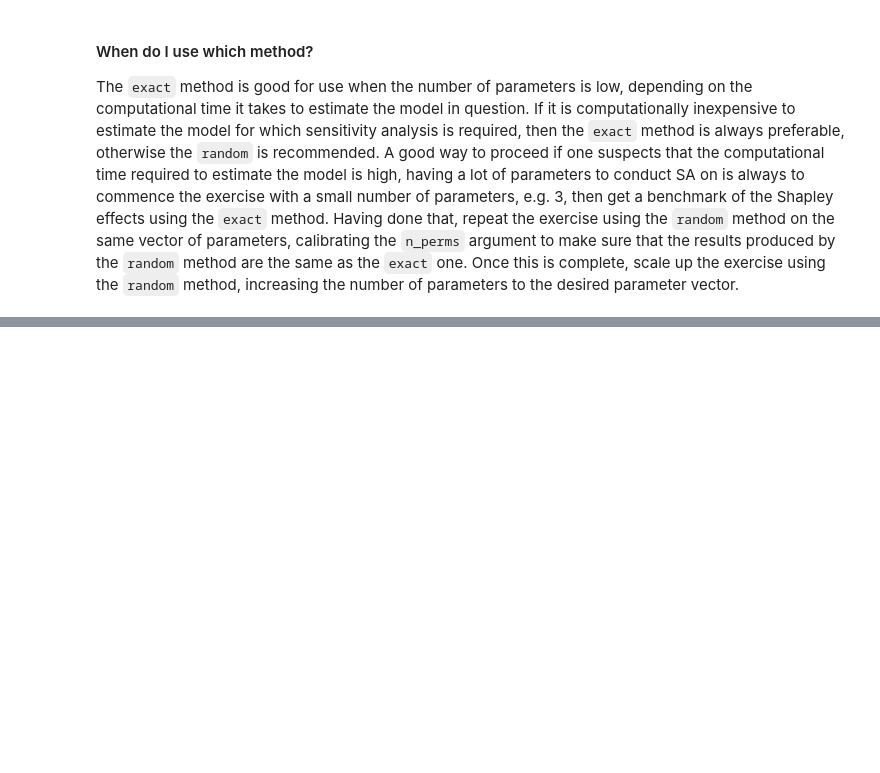
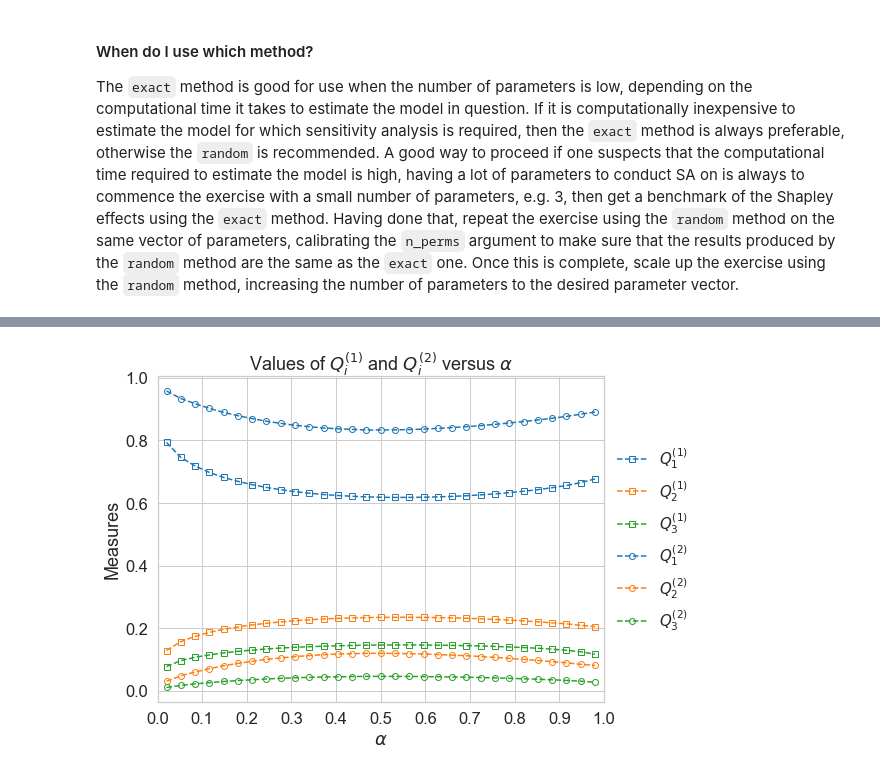
Before and after one commit to OpenSourceEconomics/econsa, a Jupyter notebook: docs/source/tutorials/sensitivity-analysis-quantitative.ipynb, the cells around one changed output, grey strips where cells are left out. Saved outputs shown, nothing was run; the diff lists cells and outputs as text; code cells hidden in the pictures; blank space fills up the shorter version.

```diff
--- a/docs/source/tutorials/sensitivity-analysis-quantitative.ipynb
+++ b/docs/source/tutorials/sensitivity-analysis-quantitative.ipynb
@@ -222,0 +281,3 @@ The `exact` method is good for use when the number of parameters is low, dependi
+# %%
+# compute quantile measures using double loop reordering estimator
+dlr_measures = mc_quantile_measures("DLR", eoq_model_transposed, n_params, mean, cov, dist_type, 2 ** 13,)
@@ -222,0 +333,5 @@ The `exact` method is good for use when the number of parameters is low, dependi
+# %%
+# plot double loop reordering estimates
+plot_quantile_measures(dlr_measures)
+# %% [output]
+[figure, added]
```
Also changed, not shown: parts of 13 cells of this notebook, 5 other files.
